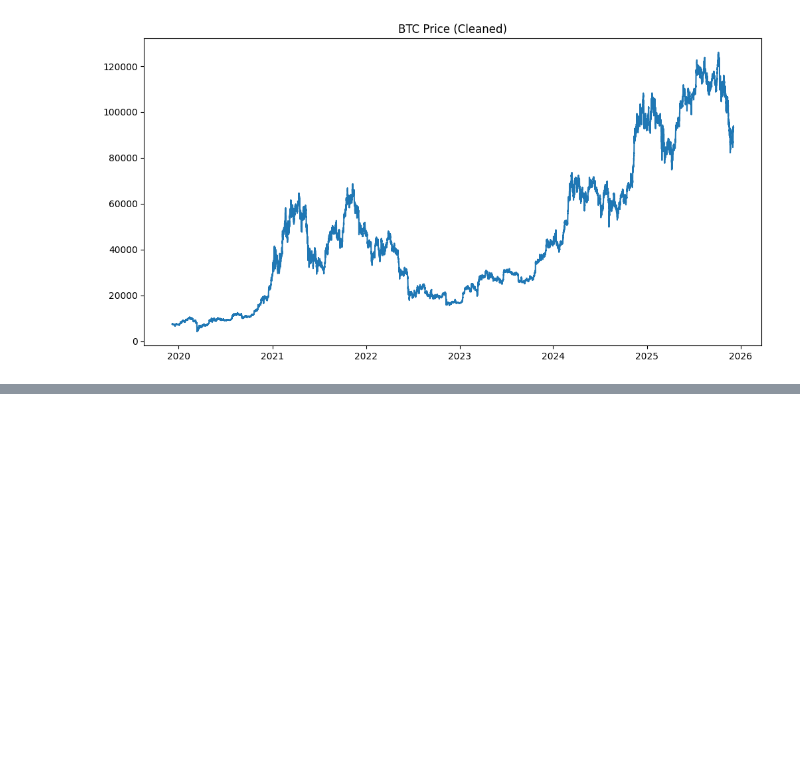
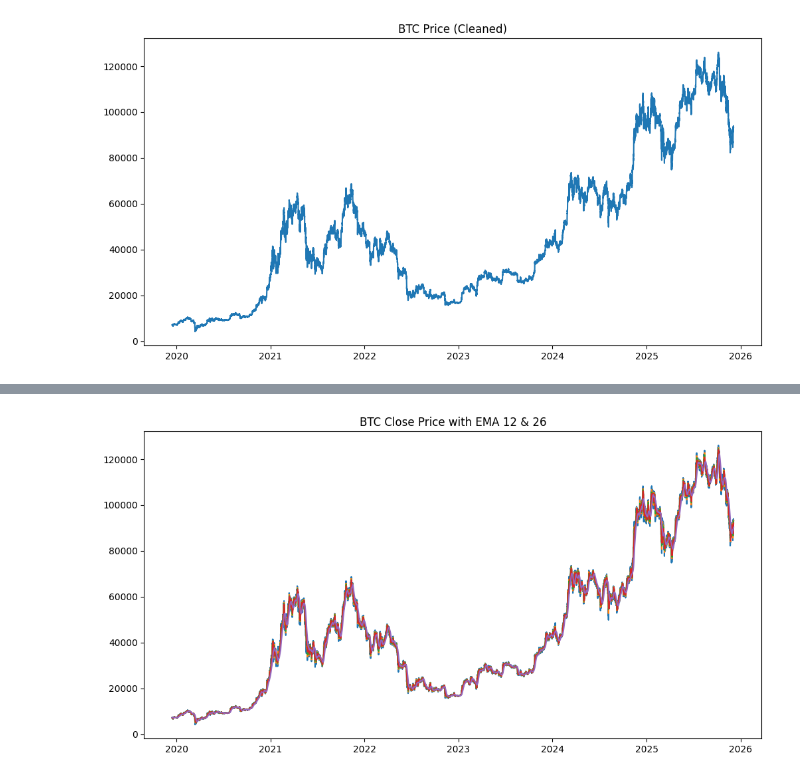
Before and after one commit to Katiehey/Trading-Bot, a Jupyter notebook: notebooks/02_clean_data_check.ipynb, the cells around one changed output, grey strips where cells are left out. Cells and saved outputs as stored; diff of their text form; code cells hidden in the pictures; blank space fills up the shorter version.

Commit message:
Create technical.py, update preprocess.py, re-run preprocess.py, visualize features in notebook 02

```diff
--- a/notebooks/02_clean_data_check.ipynb
+++ b/notebooks/02_clean_data_check.ipynb
@@ -30,0 +72,11 @@ plt.show()
+# %%
+#df[["close","EMA_12","EMA_26", "SMA_50", "SMA_200"]].plot(figsize=(12,5))
+#plt.title("BTC Close Price with EMA 12 & 26")
+#plt.show()
+
+plt.figure(figsize=(12,6))
+plt.plot(df["datetime"], df[["close","EMA_12","EMA_26", "SMA_50", "SMA_200"]])
+plt.title("BTC Close Price with EMA 12 & 26")
+plt.show()
+# %% [output]
+[figure, added]
```
Also changed, not shown: parts of 5 cells of this notebook, 4 other files.
